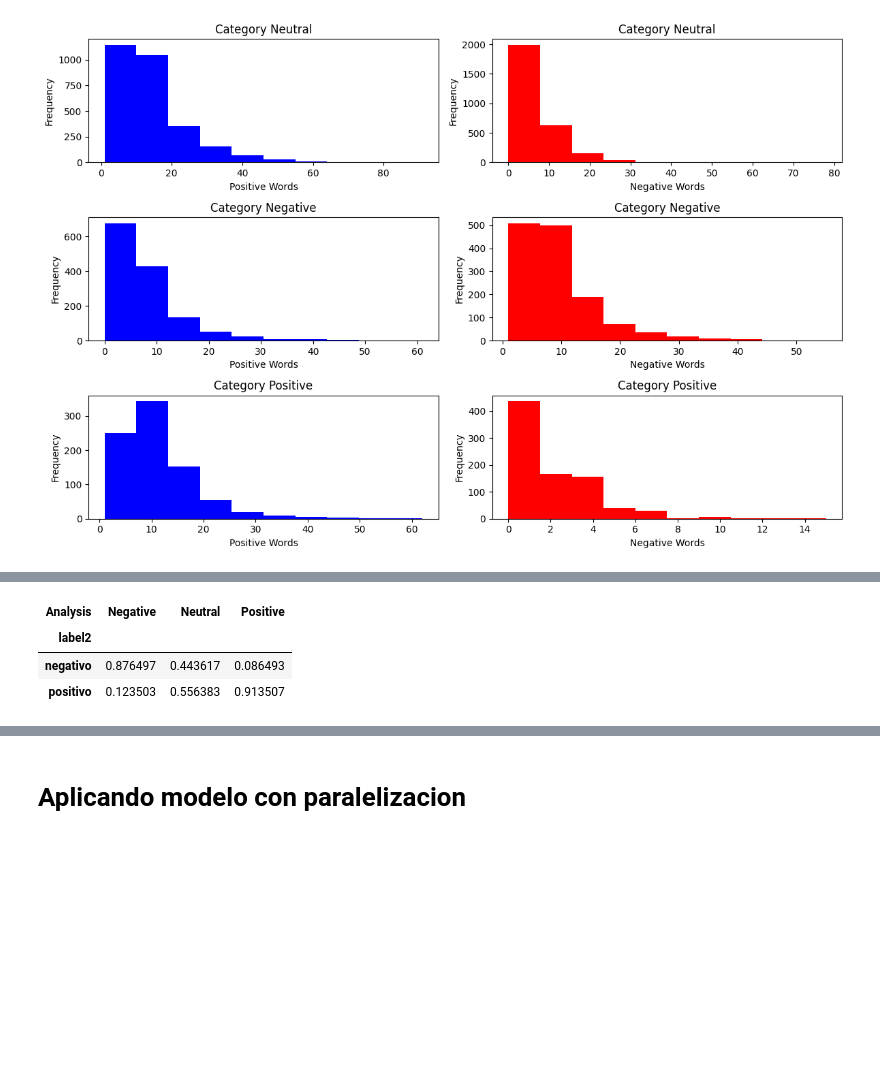
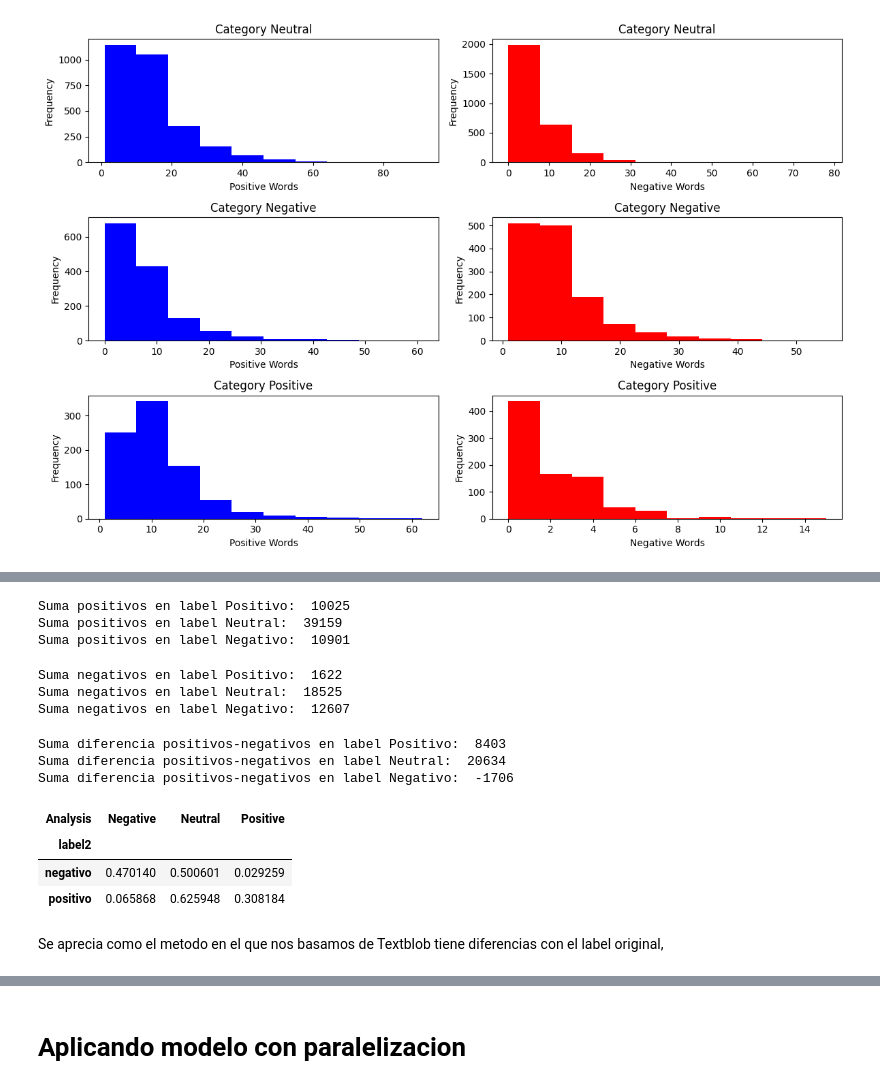
Before and after one commit to ArnoldoOliva/DatosMasivos, a Jupyter notebook: IMBD_REVIEWS_for_sentiment_analysis_Arnoldo_Oliva.ipynb, the cells around one changed output, grey strips where cells are left out. Drawn from its saved outputs; the diff is of its cells as text; code cells hidden in the pictures; blank space fills up the shorter version.

```diff
--- a/IMBD_REVIEWS_for_sentiment_analysis_Arnoldo_Oliva.ipynb
+++ b/IMBD_REVIEWS_for_sentiment_analysis_Arnoldo_Oliva.ipynb
@@ -137,6 +126,8 @@ print(limpiar_tokenizar(texto=test))
 1st watched 12/7/2002 - 3 out of 10(Dir-Steve Purcell): Typical Mary Kate & Ashley fare with a few more kisses. It looks to me like the girls are getting pretty tired of this stuff and it will be inte ...
 
 ['st', 'watched', 'out', 'of', 'dir', 'steve', 'purcell', 'typical', 'mary', 'kate', 'ashley', 'fare', 'with', 'few', 'more', 'kisses', 'it', 'looks', 'to', 'me', 'like', 'the', 'girls', 'are', 'getti ...
+# %%
+data["text"]=data["text"].str.replace("<br"," ").str.replace("<"," ").str.replace("/>"," ").str.replace(">"," ")
 # %%
 data['texto_tokenizado'] = data['text'].apply(lambda x: limpiar_tokenizar(x))
 data["review"]=data.index
@@ -517,3 +461,5 @@ plt.show()
+# %%
+data["Words weighted"]=data['Positive Words']- data['Negative Words']
 # %%
 fig, axs = plt.subplots(len(categories), 2, figsize=(12, 8))
 
@@ -542,10 +506,36 @@ En la categoria de Neutral, pasan ambas cosas: muchas palabras negativas y al mi
+# %%
+print("Suma positivos en label Positivo: ",data[data.Analysis=="Positive"]["Positive Words"].sum())
+print("Suma positivos en label Neutral: ",data[data.Analysis=="Neutral"]["Positive Words"].sum())
+print("Suma positivos en label Negativo: ",data[data.Analysis=="Negative"]["Positive Words"].sum())
+# %% [output]
+Suma positivos en label Positivo:  10025
+Suma positivos en label Neutral:  39159
+Suma positivos en label Negativo:  10901
+# %%
+print("Suma negativos en label Positivo: ",data[data.Analysis=="Positive"]["Negative Words"].sum())
+print("Suma negativos en label Neutral: ",data[data.Analysis=="Neutral"]["Negative Words"].sum())
+print("Suma negativos en label Negativo: ",data[data.Analysis=="Negative"]["Negative Words"].sum())
+# %% [output]
+Suma negativos en label Positivo:  1622
+Suma negativos en label Neutral:  18525
+Suma negativos en label Negativo:  12607
+# %%
+print("Suma diferencia positivos-negativos en label Positivo: ",data[data.Analysis=="Positive"]["Words weighted"].sum())
+print("Suma diferencia positivos-negativos en label Neutral: ",data[data.Analysis=="Neutral"]["Words weighted"].sum())
+print("Suma diferencia positivos-negativos en label Negativo: ",data[data.Analysis=="Negative"]["Words weighted"].sum())
+# %% [output]
+Suma diferencia positivos-negativos en label Positivo:  8403
+Suma diferencia positivos-negativos en label Neutral:  20634
+Suma diferencia positivos-negativos en label Negativo:  -1706
 # %%
-pd.crosstab(data['label2'], data['Analysis'],normalize="columns") # se puede mejorar
+pd.crosstab(data['label2'], data['Analysis'],normalize="index") # se puede mejorar
 # %% [output]
 | Analysis | Negative | Neutral | Positive |
 | label2 |  |  |  |
-| negativo | 0.876497 | 0.443617 | 0.086493 |
-| positivo | 0.123503 | 0.556383 | 0.913507 |
+| negativo | 0.470140 | 0.500601 | 0.029259 |
+| positivo | 0.065868 | 0.625948 | 0.308184 |
+# %% [markdown]
+Se aprecia como el metodo en el que nos basamos de Textblob tiene diferencias con el label original,
 # %%
 import matplotlib.pyplot as plt
 %matplotlib inline
```
Also changed, not shown: parts of 26 cells of this notebook.
